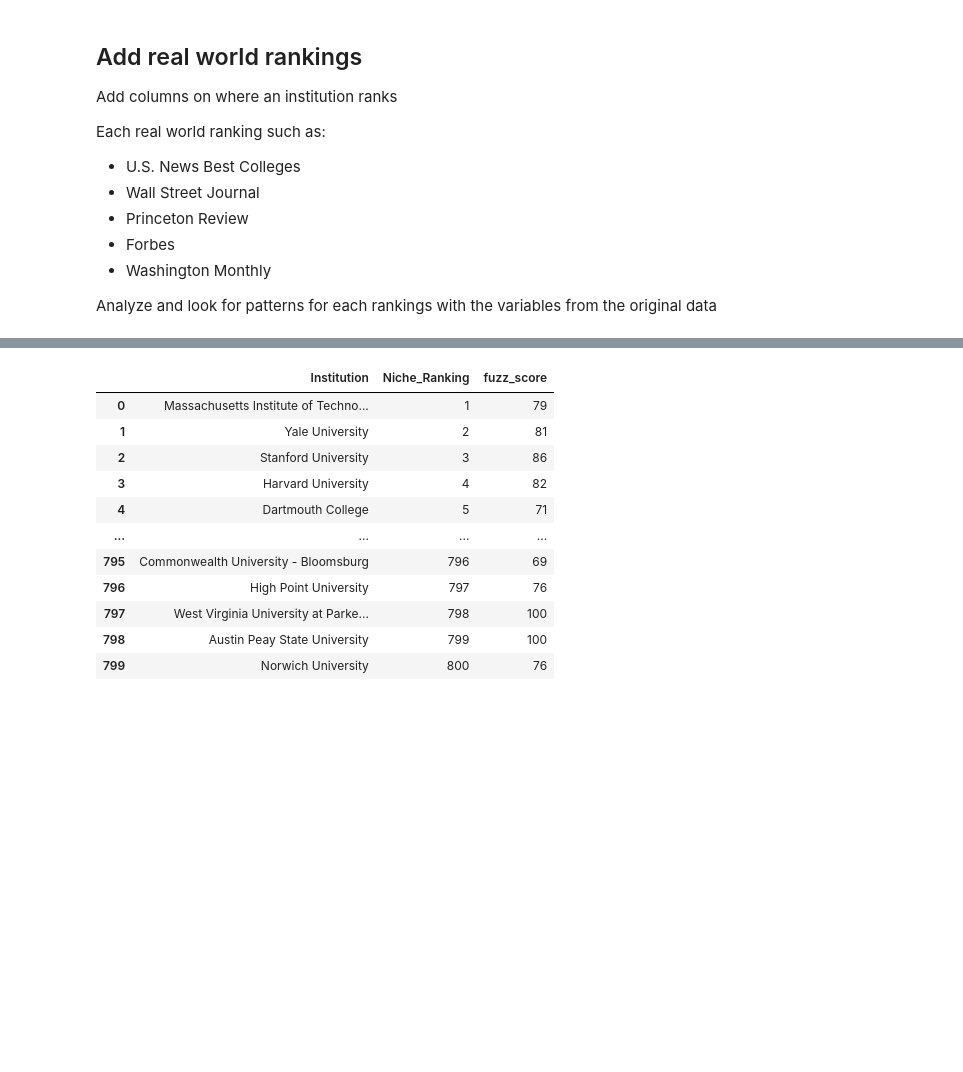
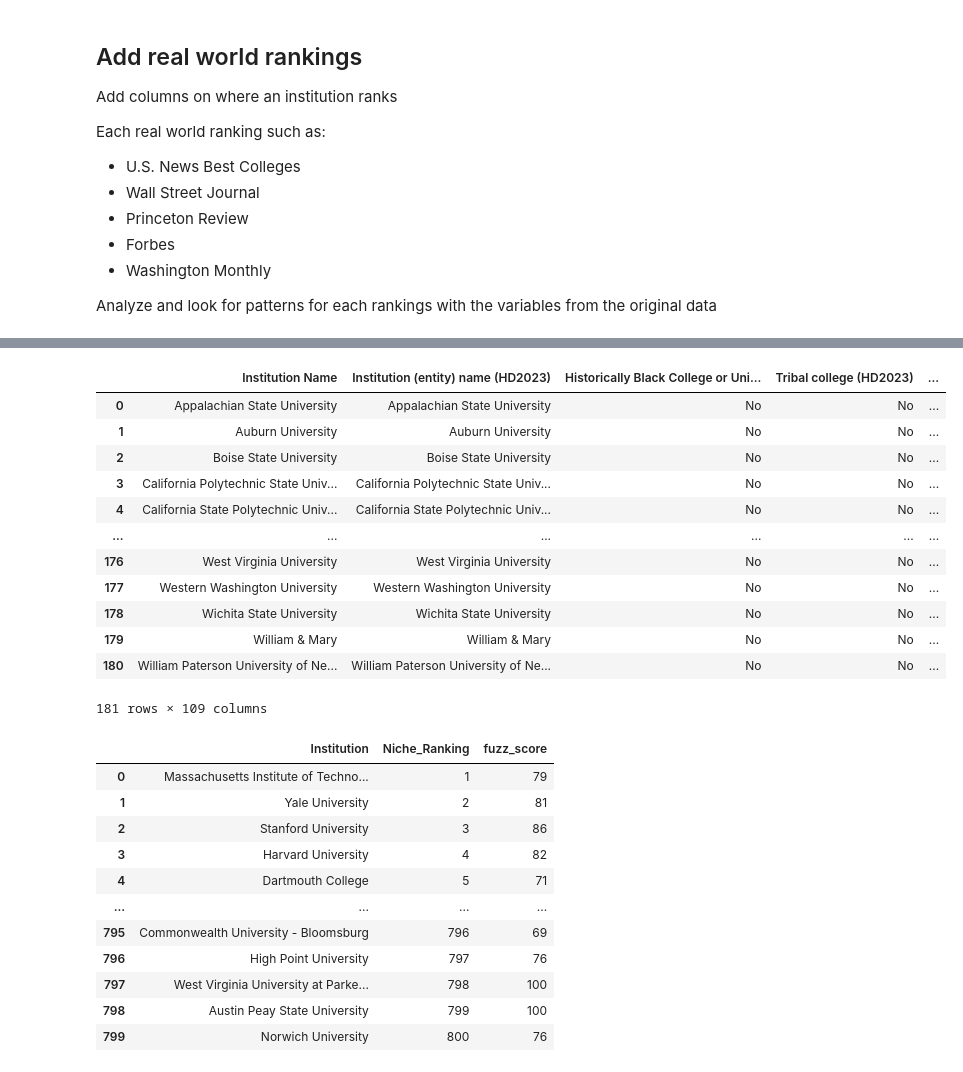
Before and after one commit to curlyLasagna/TU-Analytics-2025, a Jupyter notebook: main.ipynb, the cells around one changed output, grey strips where cells are left out. Saved outputs shown, nothing was run; the diff lists cells and outputs as text; code cells hidden in the pictures; blank space fills up the shorter version.

```diff
--- a/main.ipynb
+++ b/main.ipynb
@@ -264,3 +296,20 @@ merged_highered = simple_fuzzy_merge(data_df, highered_df)
+# %%
+TU_pop = data_df.loc["Grand total (EF2023  All students total)"]
+data_df[data_df["Grand total (EF2023  All students total)"]]
+# %% [output]
+|  | Institution Name | Institution (entity) name (HD2023) | Historically Black College or Uni... | Tribal college (HD2023) | ... |
+| 0 | Appalachian State University | Appalachian State University | No | No | ... |
+| 1 | Auburn University | Auburn University | No | No | ... |
+| 2 | Boise State University | Boise State University | No | No | ... |
+| 3 | California Polytechnic State Univ... | California Polytechnic State Univ... | No | No | ... |
+| 4 | California State Polytechnic Univ... | California State Polytechnic Univ... | No | No | ... |
+| ... | ... | ... | ... | ... | ... |
+| 176 | West Virginia University | West Virginia University | No | No | ... |
+| 177 | Western Washington University | Western Washington University | No | No | ... |
+| 178 | Wichita State University | Wichita State University | No | No | ... |
+| 179 | William & Mary | William & Mary | No | No | ... |
+| 180 | William Paterson University of Ne... | William Paterson University of Ne... | No | No | ... |
+181 rows × 109 columns
 # %%
 niche_df
 # %% [output]
```
Also changed, not shown: parts of 5 cells of this notebook.
